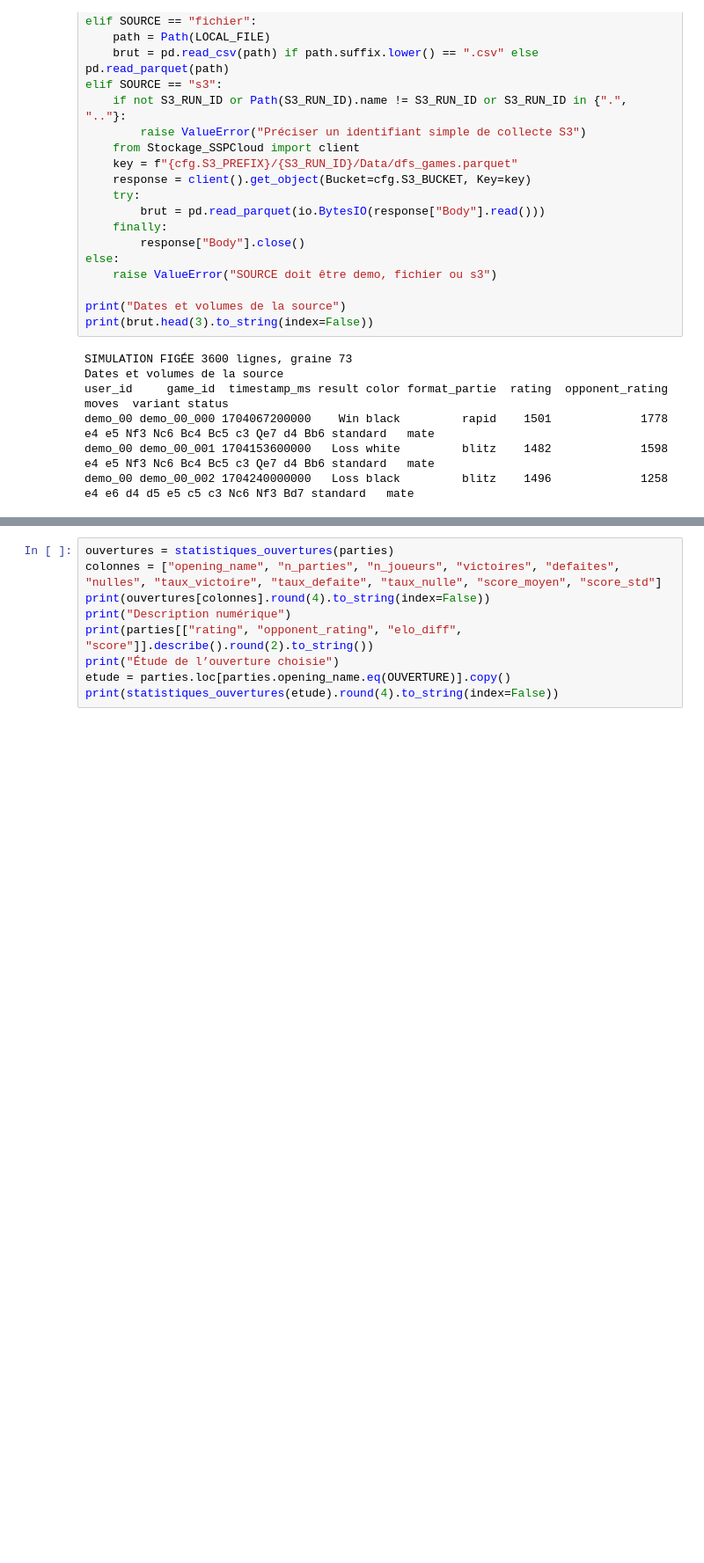
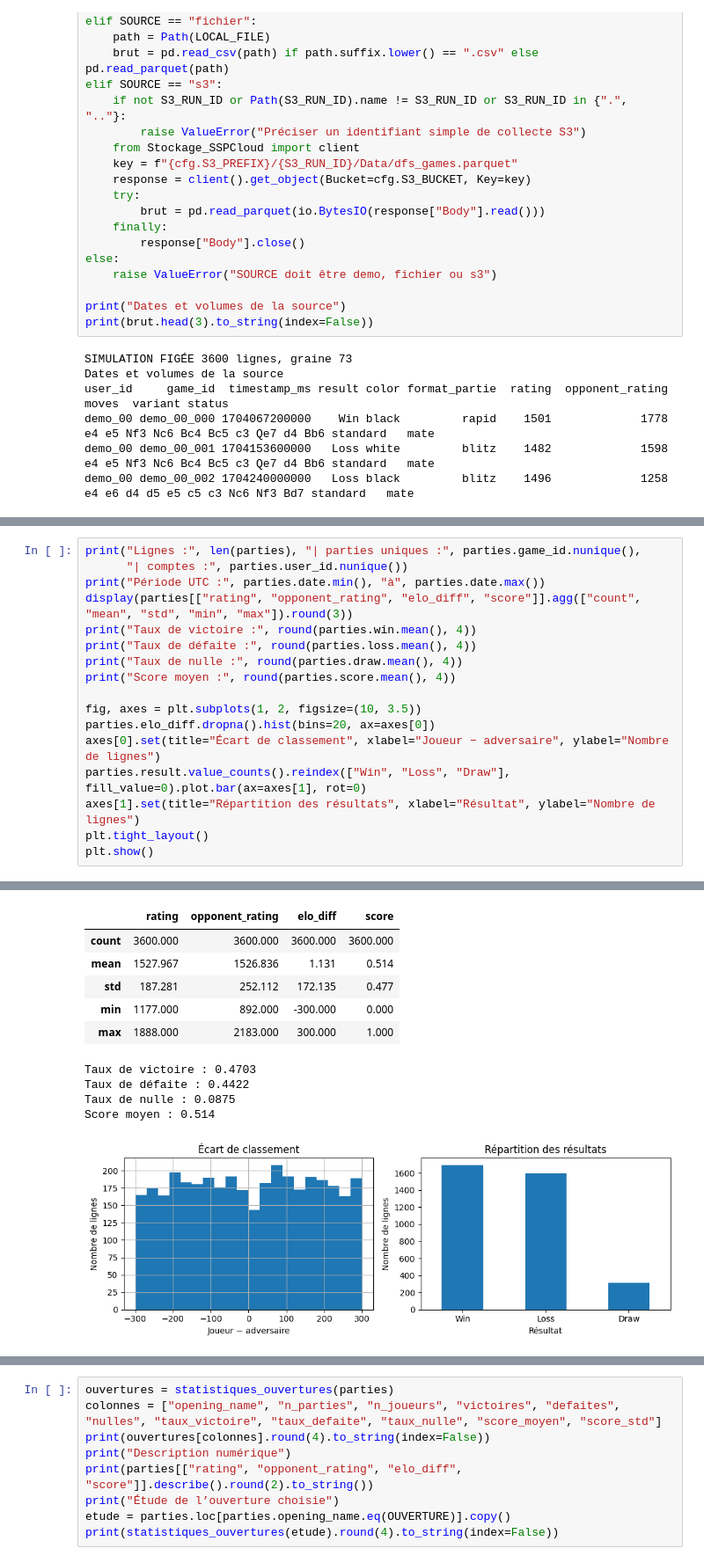
Before and after one commit to Hadrienfonrojet/ANALYSE-MARCHE-, a Jupyter notebook: Analyse_data.ipynb, the cells around one changed output, grey strips where cells are left out. Shown at 88% size. Cells and saved outputs as stored; diff of their text form; blank space fills up the shorter version.

```diff
--- a/Analyse_data.ipynb
+++ b/Analyse_data.ipynb
@@ -152,0 +206,18 @@ Nous affichons les trois proportions sur toutes les parties de l’ouverture, nu
+# %%
+print("Lignes :", len(parties), "| parties uniques :", parties.game_id.nunique(),
+      "| comptes :", parties.user_id.nunique())
+print("Période UTC :", parties.date.min(), "à", parties.date.max())
+display(parties[["rating", "opponent_rating", "elo_diff", "score"]].agg(["count", "mean", "std", "min", "max"]).round(3))
+print("Taux de victoire :", round(parties.win.mean(), 4))
+print("Taux de défaite :", round(parties.loss.mean(), 4))
+print("Taux de nulle :", round(parties.draw.mean(), 4))
+print("Score moyen :", round(parties.score.mean(), 4))
+
+fig, axes = plt.subplots(1, 2, figsize=(10, 3.5))
+parties.elo_diff.dropna().hist(bins=20, ax=axes[0])
+axes[0].set(title="Écart de classement", xlabel="Joueur − adversaire", ylabel="Nombre de lignes")
+parties.result.value_counts().reindex(["Win", "Loss", "Draw"], fill_value=0).plot.bar(ax=axes[1], rot=0)
+axes[1].set(title="Répartition des résultats", xlabel="Résultat", ylabel="Nombre de lignes")
+plt.tight_layout()
+plt.show()
+# %% [output]
@@ -152,0 +226,11 @@ Nous affichons les trois proportions sur toutes les parties de l’ouverture, nu
+|  | rating | opponent_rating | elo_diff | score |
+| count | 3600.000 | 3600.000 | 3600.000 | 3600.000 |
+| mean | 1527.967 | 1526.836 | 1.131 | 0.514 |
+| std | 187.281 | 252.112 | 172.135 | 0.477 |
+| min | 1177.000 | 892.000 | -300.000 | 0.000 |
+| max | 1888.000 | 2183.000 | 300.000 | 1.000 |
+Taux de victoire : 0.4703
+Taux de défaite : 0.4422
+Taux de nulle : 0.0875
+Score moyen : 0.514
+[figure, added]
```
Also changed, not shown: parts of 56 cells of this notebook, 26 other files.
